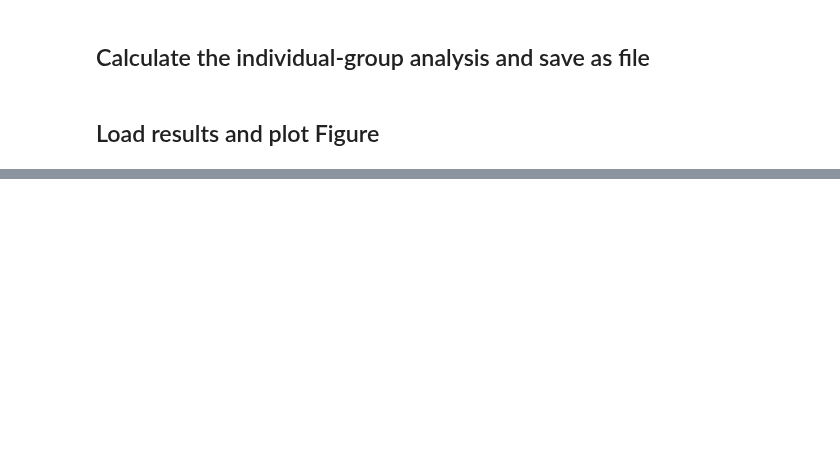
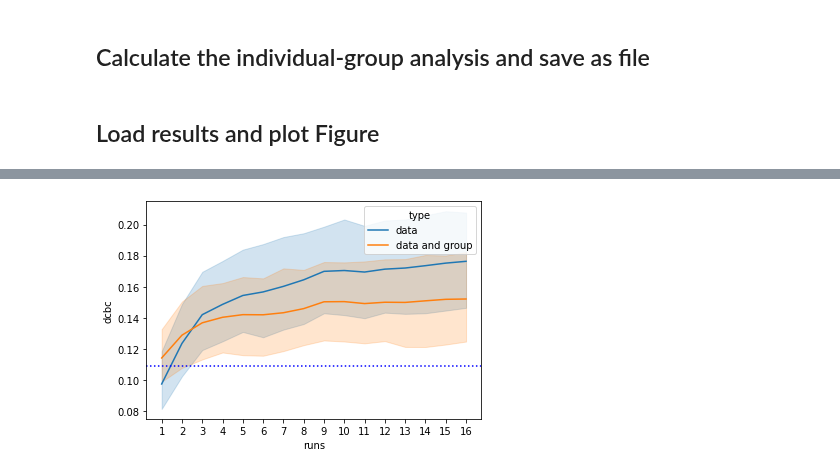
Before and after one commit to DiedrichsenLab/ProbabilisticParcellation, a Jupyter notebook: notebooks/atlas_paper/indiv_group.ipynb, the cells around one changed output, grey strips where cells are left out. Saved outputs shown, nothing was run; the diff lists cells and outputs as text; code cells hidden in the pictures; blank space fills up the shorter version.

```diff
--- a/notebooks/atlas_paper/indiv_group.ipynb
+++ b/notebooks/atlas_paper/indiv_group.ipynb
@@ -58,0 +36,4 @@ To adopt the future behavior and silence this warning, use
+# %%
+plot_dcbc('indivgroup_NettekovenSym32.tsv')
+# %% [output]
+[figure, added]
```
Also changed, not shown: parts of 6 cells of this notebook.
